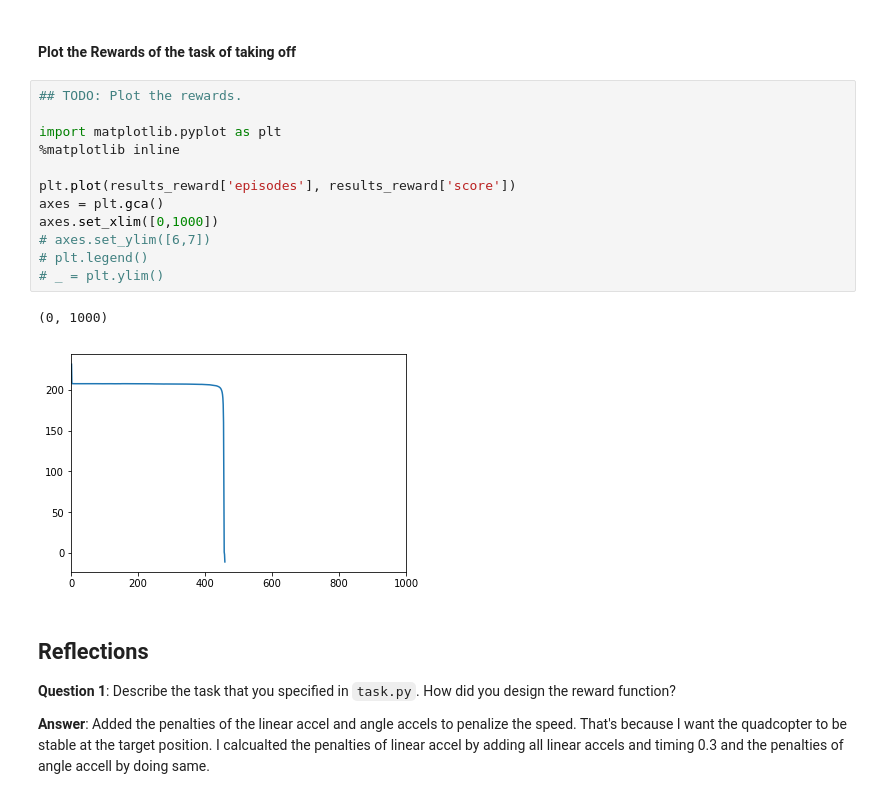
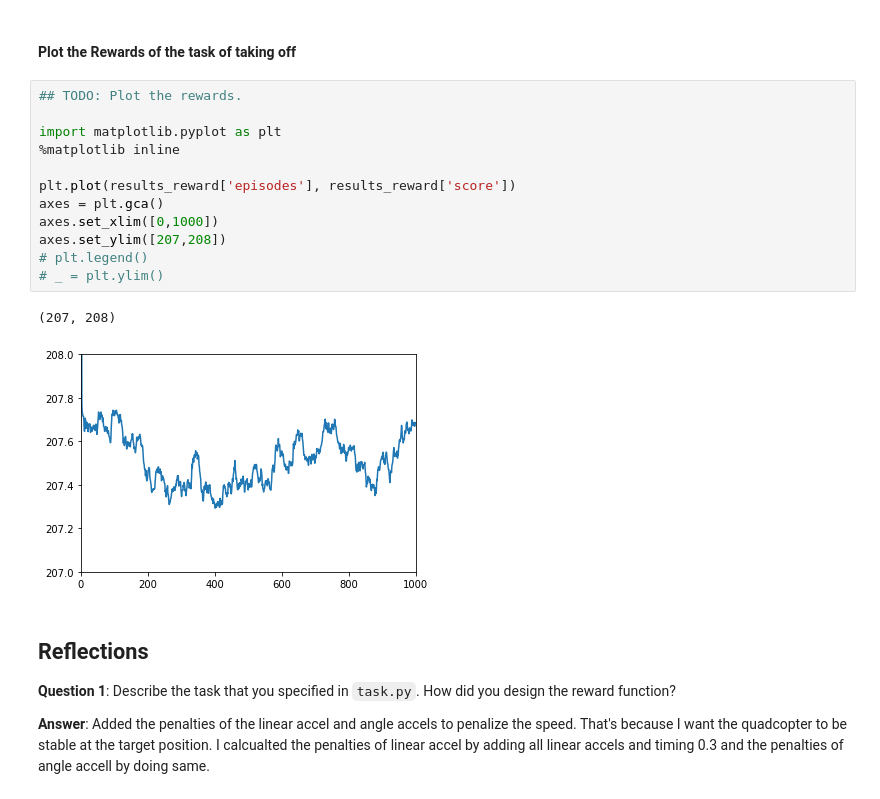
Before and after one commit to hidehiro98/RL-Quadcopter-2, a Jupyter notebook: Quadcopter_Project.ipynb, the cells around one changed output. Cells and saved outputs as stored; diff of their text form.

```diff
--- a/Quadcopter_Project.ipynb
+++ b/Quadcopter_Project.ipynb
@@ -394,18 +390,18 @@ KeyboardInterrupt:
 # %%
 ## TODO: Plot the rewards.
 
 import matplotlib.pyplot as plt
 %matplotlib inline
 
 plt.plot(results_reward['episodes'], results_reward['score'])
 axes = plt.gca()
 axes.set_xlim([0,1000])
-# axes.set_ylim([6,7])
+axes.set_ylim([207,208])
 # plt.legend()
 # _ = plt.ylim()
 # %% [output]
-(0, 1000)
+(207, 208)
-[figure, old version]
+[figure, new version]
 # %% [markdown]
 ## Reflections
 
```
Also changed, not shown: parts of 6 cells of this notebook, 1 other file.
